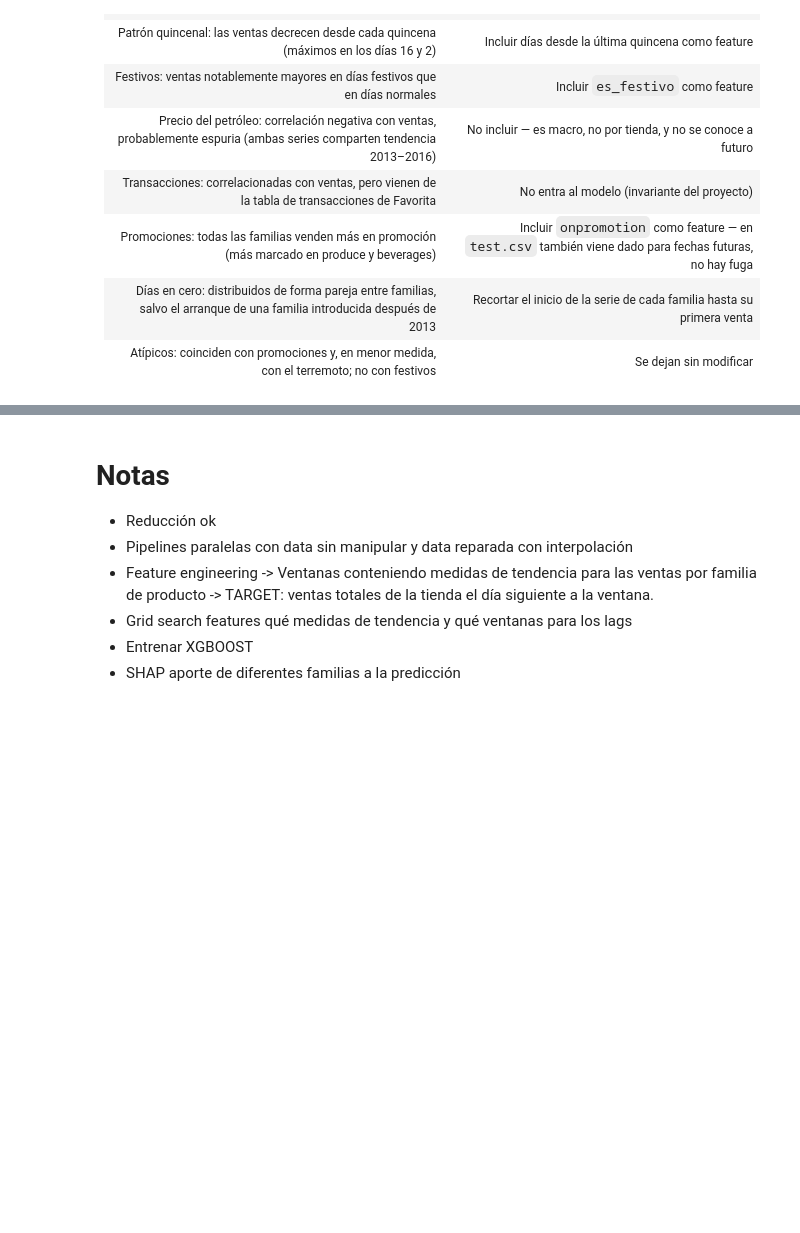
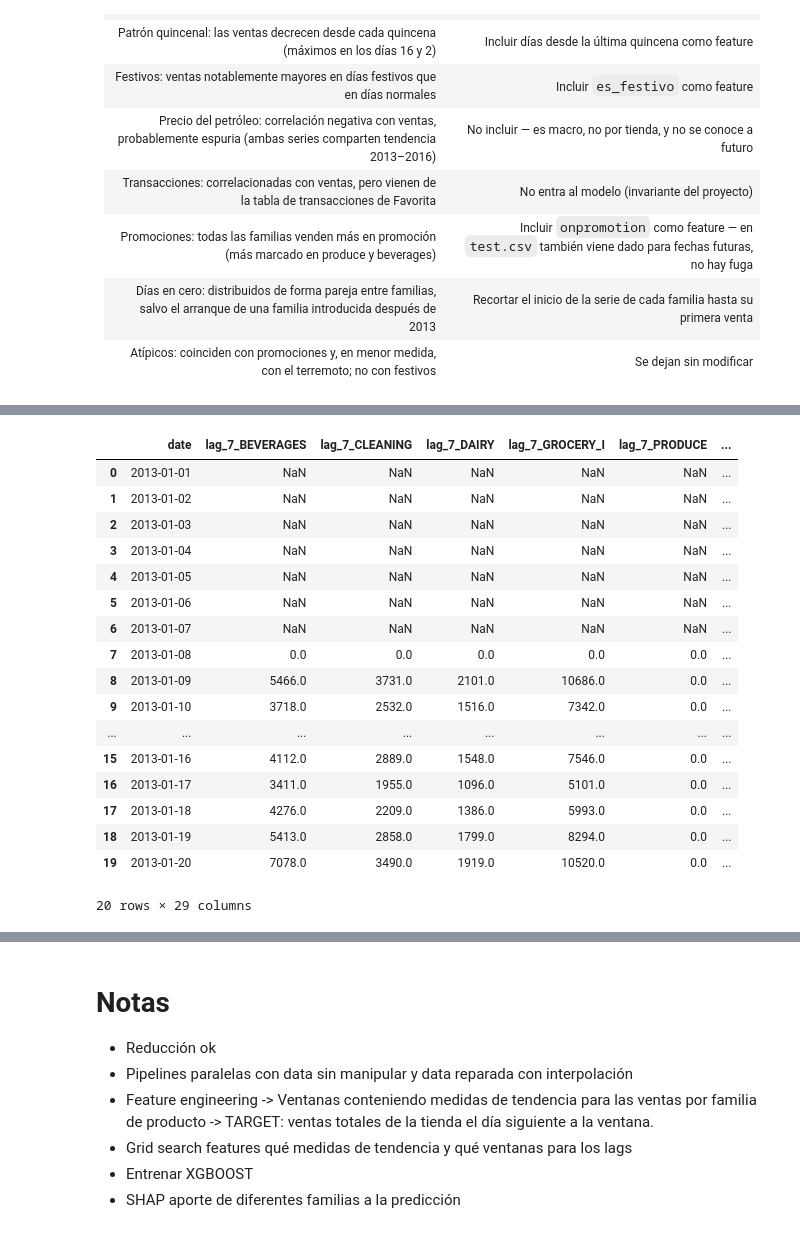
Before and after one commit to Jacogz/ML-Prediccion-Demanda, a Jupyter notebook: src/model_development.ipynb, the cells around one changed output, grey strips where cells are left out. Cells and saved outputs as stored; diff of their text form; code cells hidden in the pictures; blank space fills up the shorter version.

```diff
--- a/src/model_development.ipynb
+++ b/src/model_development.ipynb
@@ -508,0 +604,46 @@ Decisiones declaradas en el EDA temporal (issue #3) y en el EDA de promociones,
+# %%
+def sanitizar(nombre):
+    return nombre.replace(" ", "_")
+
+
+FEATURES_POR_FAMILIA = [
+    "lag_7", "lag_14", "rolling_mean_7", "rolling_mean_14", "onpromotion",
+]
+
+
+def construir_tabla_entrenamiento(df):
+    df = calcular_features(df)
+
+    pivote = df.pivot(index="date", columns="family", values=FEATURES_POR_FAMILIA)
+    pivote.columns = [f"{feat}_{sanitizar(fam)}" for feat, fam in pivote.columns]
+    pivote = pivote.reset_index()
+
+    calendario = (
+        df.groupby("date")[["dias_desde_quincena", "es_festivo"]].first().reset_index()
+    )
+    target = df.groupby("date")["sales"].sum().rename("ventas_totales").reset_index()
+
+    return pivote.merge(calendario, on="date").merge(target, on="date")
+
+
+tabla_entrenamiento = construir_tabla_entrenamiento(train_1)
+tabla_entrenamiento.head(20)
+# %% [output]
+|  | date | lag_7_BEVERAGES | lag_7_CLEANING | lag_7_DAIRY | lag_7_GROCERY_I | lag_7_PRODUCE | ... |
+| 0 | 2013-01-01 | NaN | NaN | NaN | NaN | NaN | ... |
+| 1 | 2013-01-02 | NaN | NaN | NaN | NaN | NaN | ... |
+| 2 | 2013-01-03 | NaN | NaN | NaN | NaN | NaN | ... |
+| 3 | 2013-01-04 | NaN | NaN | NaN | NaN | NaN | ... |
+| 4 | 2013-01-05 | NaN | NaN | NaN | NaN | NaN | ... |
+| 5 | 2013-01-06 | NaN | NaN | NaN | NaN | NaN | ... |
+| 6 | 2013-01-07 | NaN | NaN | NaN | NaN | NaN | ... |
+| 7 | 2013-01-08 | 0.0 | 0.0 | 0.0 | 0.0 | 0.0 | ... |
+| 8 | 2013-01-09 | 5466.0 | 3731.0 | 2101.0 | 10686.0 | 0.0 | ... |
+| 9 | 2013-01-10 | 3718.0 | 2532.0 | 1516.0 | 7342.0 | 0.0 | ... |
+| ... | ... | ... | ... | ... | ... | ... | ... |
+| 15 | 2013-01-16 | 4112.0 | 2889.0 | 1548.0 | 7546.0 | 0.0 | ... |
+| 16 | 2013-01-17 | 3411.0 | 1955.0 | 1096.0 | 5101.0 | 0.0 | ... |
+| 17 | 2013-01-18 | 4276.0 | 2209.0 | 1386.0 | 5993.0 | 0.0 | ... |
+| 18 | 2013-01-19 | 5413.0 | 2858.0 | 1799.0 | 8294.0 | 0.0 | ... |
+| 19 | 2013-01-20 | 7078.0 | 3490.0 | 1919.0 | 10520.0 | 0.0 | ... |
+20 rows × 29 columns
```
Also changed, not shown: parts of 7 cells of this notebook.
